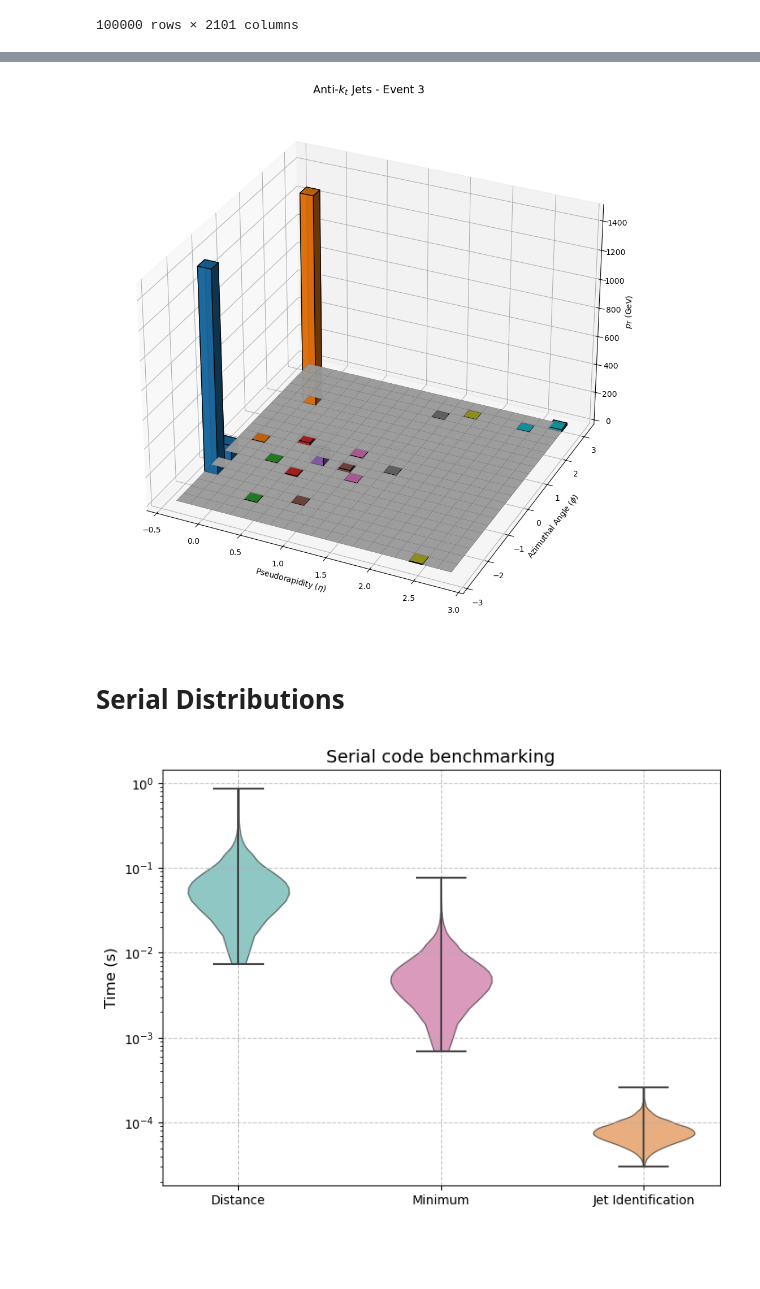
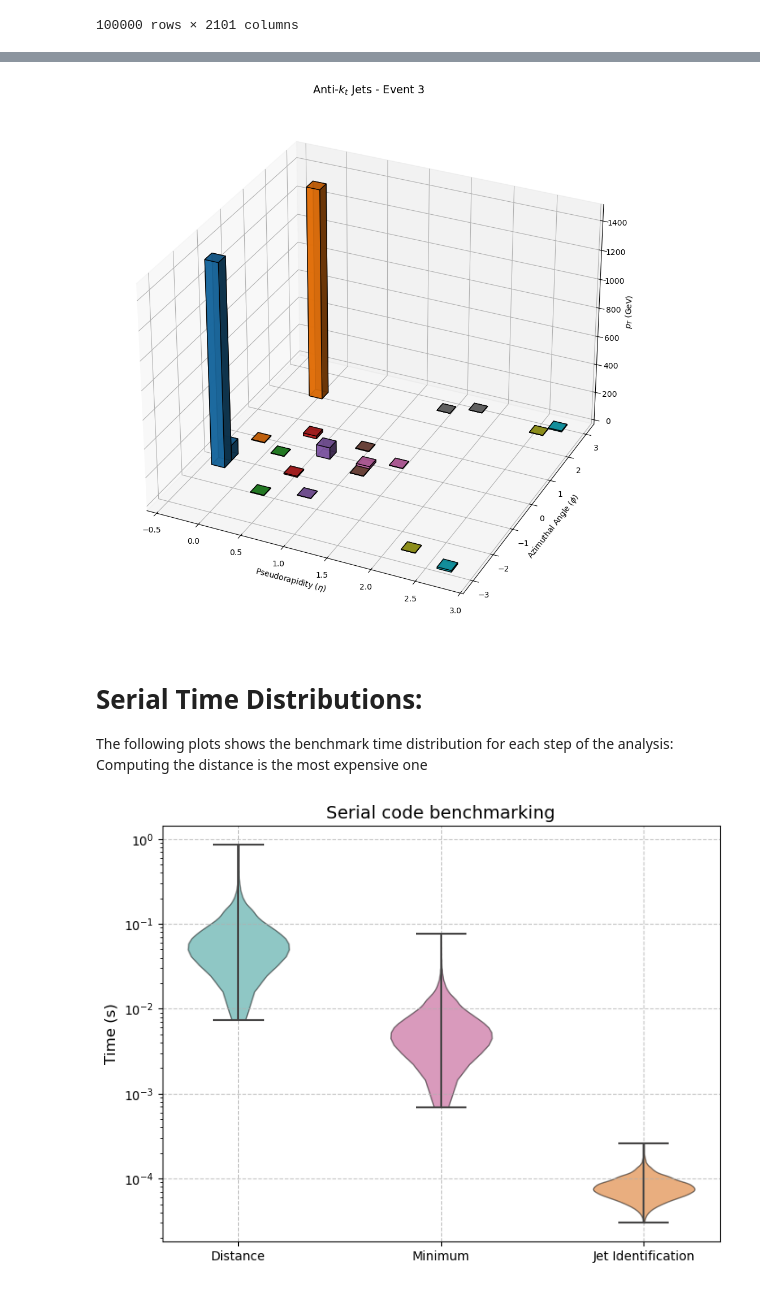
Before and after one commit to FrancescoLR02/JetClustering, a Jupyter notebook: Analysis.ipynb, the cells around one changed output, grey strips where cells are left out. Cells and saved outputs as stored; diff of their text form; code cells hidden in the pictures; blank space fills up the shorter version.

```diff
--- a/Analysis.ipynb
+++ b/Analysis.ipynb
@@ -30,5 +51,4 @@ ds
 # %%
-df = pd.read_csv('ReconstructedJet.csv')
 i = 3
 event_3 = df[df['EventID'] == i]
 
@@ -59,21 +79,6 @@ dz = hist.ravel()
 #Create a boolean mask where True means the bin has a jet (height > 0)
 valid_mask = dz > 0
 noise_mask = ~valid_mask
-
-dz_noise = np.full_like(dz[noise_mask], 0.2) # Faint lift (e.g., 0.2 GeV)
-
-ax.bar3d(
-    xpos[noise_mask],
-    ypos[noise_mask],
-    np.zeros_like(dz_noise),
-    dx,
-    dy,
-    dz_noise,
-    color='lightgrey',
-    alpha=0.8,
-    edgecolor='grey',
-    linewidth=0.2
-)
 
 
 #Apply the valid mask so we only plot bars that actually exist
@@ -83,36 +88,38 @@ dz_valid = dz[valid_mask]
 num_jets = len(dz_valid)
 
 cmap = plt.cm.get_cmap('tab10', num_jets)
 unique_colors = [cmap(i) for i in range(num_jets)]
 
 #Plot the jets on top of the noise floor
 ax.bar3d(
     xpos_valid,
     ypos_valid,
     np.zeros_like(dz_valid),
     dx,
     dy,
     dz_valid,
     color=unique_colors,
     zsort='average',
     alpha=0.9,
     edgecolor='black'
 )
 
 ax.set_xlabel(r'Pseudorapidity ($\eta$)')
 ax.set_ylabel(r'Azimuthal Angle ($\phi$)')
 ax.set_zlabel(r'$p_T$ (GeV)')
 ax.set_title(f'Anti-$k_t$ Jets - Event {i}', fontsize = 14)
 
 ax.view_init(elev=30., azim=-65)
 
 plt.tight_layout()
 plt.savefig(f'Images/Jets_Event{i}.png')
 plt.show()
 # %% [output]
-[figure, old version]
+[figure, new version]
 # %% [markdown]
-# Serial Distributions
+# Serial Time Distributions:
+
+The following plots shows the benchmark time distribution for each step of the analysis: Computing the distance is the most expensive one
 # %%
 CollisionInfo = pd.read_csv('Benchmarking/Collision.csv')
 
```
Also changed, not shown: parts of 10 cells of this notebook, 7 other files.
